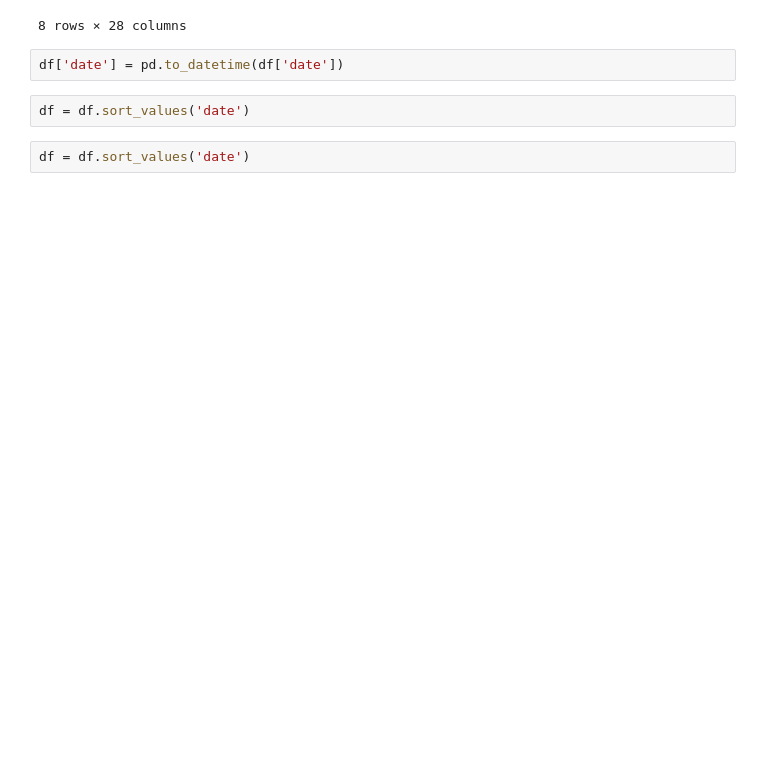
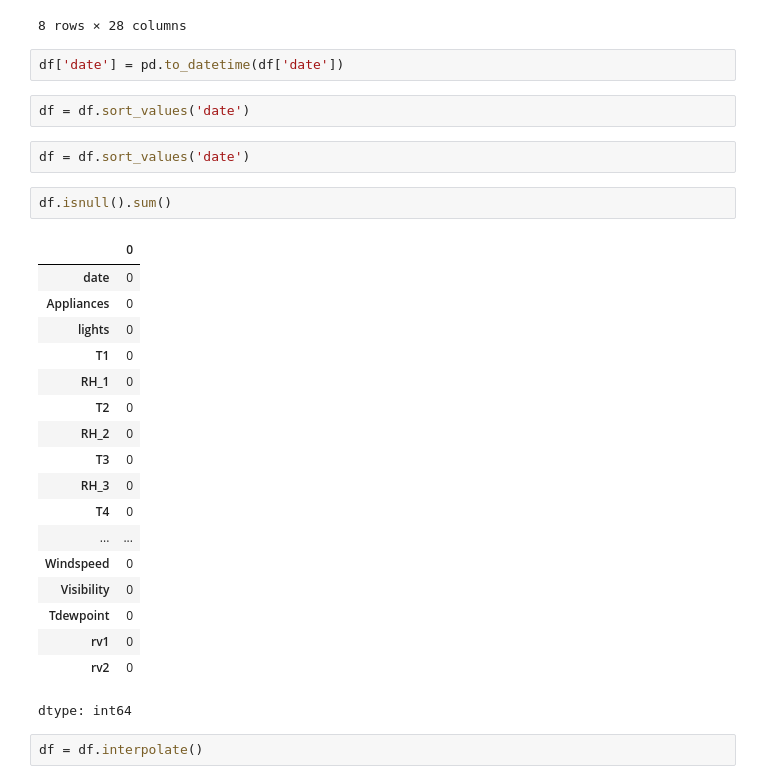
Before and after one commit to risnariha/-Multivariate-Time-Series-Prediction-Model, a Jupyter notebook: Energy_Prediction_DeepLearning.ipynb, the cells around one changed output. Saved outputs shown, nothing was run; the diff lists cells and outputs as text; blank space fills up the shorter version.

```diff
--- a/Energy_Prediction_DeepLearning.ipynb
+++ b/Energy_Prediction_DeepLearning.ipynb
@@ -105,3 +105,26 @@ df['date'] = pd.to_datetime(df['date'])
 df = df.sort_values('date')
 # %%
 df = df.sort_values('date')
+# %%
+df.isnull().sum()
+# %% [output]
+|  | 0 |
+| date | 0 |
+| Appliances | 0 |
+| lights | 0 |
+| T1 | 0 |
+| RH_1 | 0 |
+| T2 | 0 |
+| RH_2 | 0 |
+| T3 | 0 |
+| RH_3 | 0 |
+| T4 | 0 |
+| ... | ... |
+| Windspeed | 0 |
+| Visibility | 0 |
+| Tdewpoint | 0 |
+| rv1 | 0 |
+| rv2 | 0 |
+dtype: int64
+# %%
+df = df.interpolate()
```
